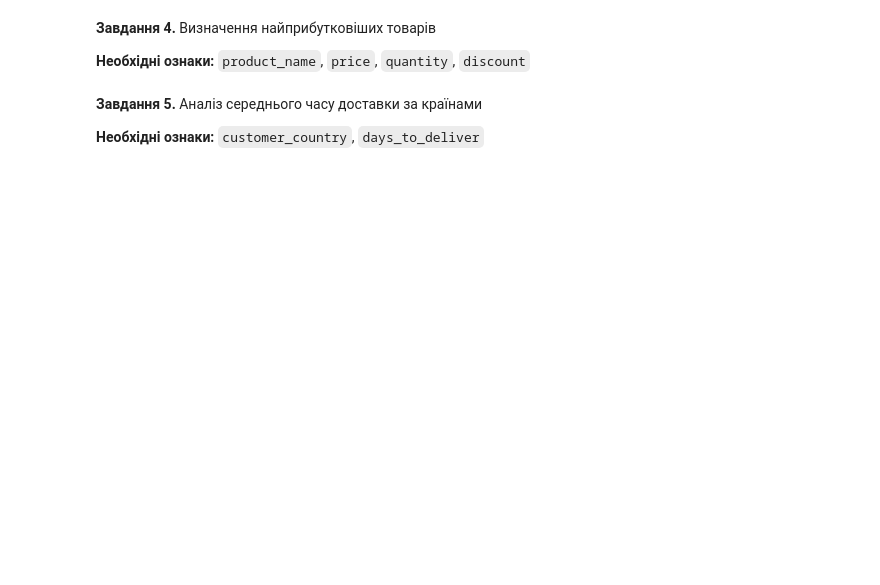
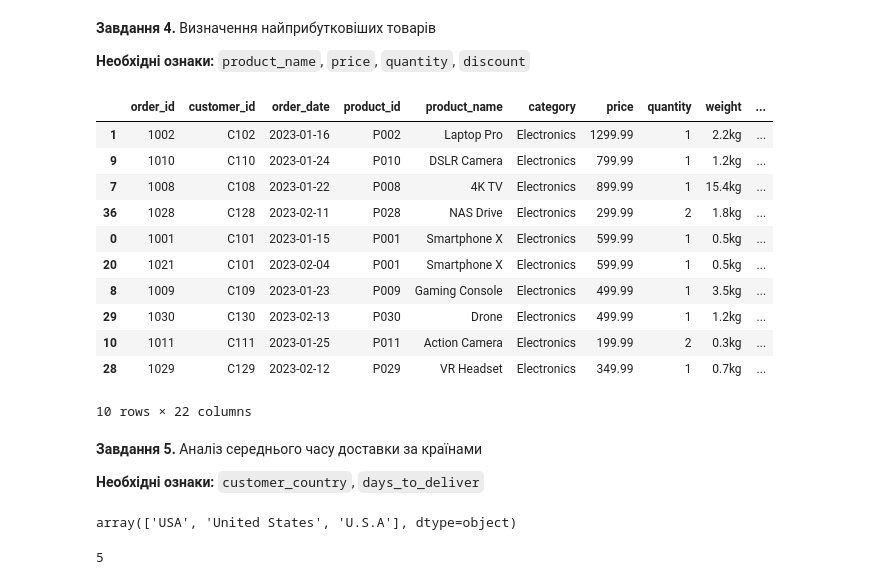
Before and after one commit to cpython-projects/python_da_17_03_26, a Jupyter notebook: lesson_12_hw.ipynb, the cells around one changed output. Cells and saved outputs as stored; diff of their text form; code cells hidden in the pictures; blank space fills up the shorter version.

```diff
--- a/lesson_12_hw.ipynb
+++ b/lesson_12_hw.ipynb
@@ -39,2 +180,8 @@
 # %% [markdown]
 **Завдання 3.** Робота з пропущеними значеннями
+# %%
+# discount
+# shipping_cost
+# review_score
+# days_to_deliver
+df['discount'] = df.discount.fillna(0)
@@ -41,8 +201,33 @@
+# %%
+df['review_score '] = df.review_score.fillna(df.review_score.median())
 # %% [markdown]
 **Завдання 4.** Визначення найприбутковіших товарів
 
 **Необхідні ознаки:** `product_name`, `price`, `quantity`, `discount`
+# %%
+df['total'] = df.price * df.quantity * (1 - df.discount)
+# %%
+df.sort_values(by='total', ascending=False, inplace=True)
+# %%
+df.head(10)
+# %% [output]
+|  | order_id | customer_id | order_date | product_id | product_name | category | price | quantity | weight | ... |
+| 1 | 1002 | C102 | 2023-01-16 | P002 | Laptop Pro | Electronics | 1299.99 | 1 | 2.2kg | ... |
+| 9 | 1010 | C110 | 2023-01-24 | P010 | DSLR Camera | Electronics | 799.99 | 1 | 1.2kg | ... |
+| 7 | 1008 | C108 | 2023-01-22 | P008 | 4K TV | Electronics | 899.99 | 1 | 15.4kg | ... |
+| 36 | 1028 | C128 | 2023-02-11 | P028 | NAS Drive | Electronics | 299.99 | 2 | 1.8kg | ... |
+| 0 | 1001 | C101 | 2023-01-15 | P001 | Smartphone X | Electronics | 599.99 | 1 | 0.5kg | ... |
+| 20 | 1021 | C101 | 2023-02-04 | P001 | Smartphone X | Electronics | 599.99 | 1 | 0.5kg | ... |
+| 8 | 1009 | C109 | 2023-01-23 | P009 | Gaming Console | Electronics | 499.99 | 1 | 3.5kg | ... |
+| 29 | 1030 | C130 | 2023-02-13 | P030 | Drone | Electronics | 499.99 | 1 | 1.2kg | ... |
+| 10 | 1011 | C111 | 2023-01-25 | P011 | Action Camera | Electronics | 199.99 | 2 | 0.3kg | ... |
+| 28 | 1029 | C129 | 2023-02-12 | P029 | VR Headset | Electronics | 349.99 | 1 | 0.7kg | ... |
+10 rows × 22 columns
 # %% [markdown]
 **Завдання 5.** Аналіз середнього часу доставки за країнами
 
 **Необхідні ознаки:** `customer_country`, `days_to_deliver`
+# %%
+df.customer_country.unique()
+# %% [output]
+array(['USA', 'United States', 'U.S.A'], dtype=object)
@@ -48,0 +236,6 @@
+# %%
+import math
+
+math.ceil(df.days_to_deliver.mean())
+# %% [output]
+5
```
Also changed, not shown: parts of 20 cells of this notebook.
